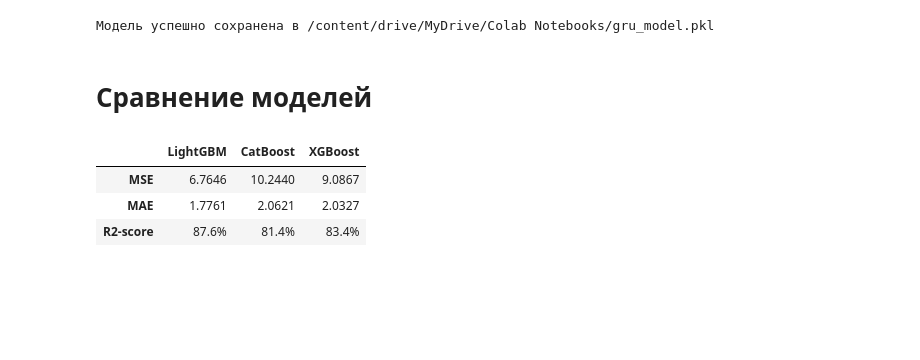
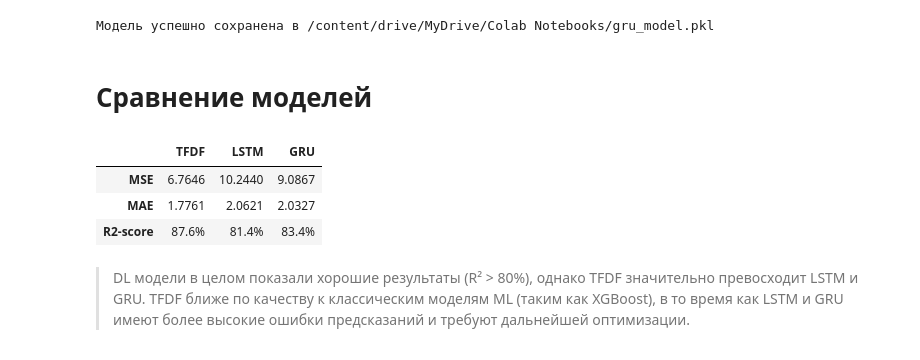
Before and after one commit to Bjorik23/mipt_datatons, a Jupyter notebook: number_of_ad_views/ml_dl/Models_dl.ipynb, the cells around one changed output. Cells and saved outputs as stored; diff of their text form; code cells hidden in the pictures; blank space fills up the shorter version.

```diff
--- a/number_of_ad_views/ml_dl/Models_dl.ipynb
+++ b/number_of_ad_views/ml_dl/Models_dl.ipynb
@@ -504,17 +506,20 @@ print("Модель успешно сохранена в", model_filename)
 # %%
 # Соберем основные метрики по моделям в одну таблицу
 regression_df = pd.DataFrame(
     data = [
         [f'{mse_ftdf:.4f}', f'{mse_lstm:.4f}', f'{mse_gru:.4f}'],
         [f'{mae_tfdf:.4f}', f'{mae_lstm:.4f}', f'{mae_gru:.4f}'],
         [f'{r2_tfdf*100:.1f}%', f'{r2_lstm*100:.1f}%', f'{r2_gru*100:.1f}%']
     ],
-    columns= ['LightGBM', 'CatBoost', 'XGBoost'],
+    columns= ['TFDF', 'LSTM', 'GRU'],
     index = ['MSE', 'MAE', 'R2-score']
 )
 display(regression_df)
 # %% [output]
-|  | LightGBM | CatBoost | XGBoost |
+|  | TFDF | LSTM | GRU |
 | MSE | 6.7646 | 10.2440 | 9.0867 |
 | MAE | 1.7761 | 2.0621 | 2.0327 |
 | R2-score | 87.6% | 81.4% | 83.4% |
+# %% [markdown]
+> DL модели в целом показали хорошие результаты (R² > 80%), однако TFDF значительно превосходит LSTM и GRU.
+> TFDF ближе по качеству к классическим моделям ML (таким как XGBoost), в то время как LSTM и GRU имеют более высокие ошибки предсказаний и требуют дальнейшей оптимизации.
```
Also changed, not shown: parts of 3 cells of this notebook, 2 other files.
